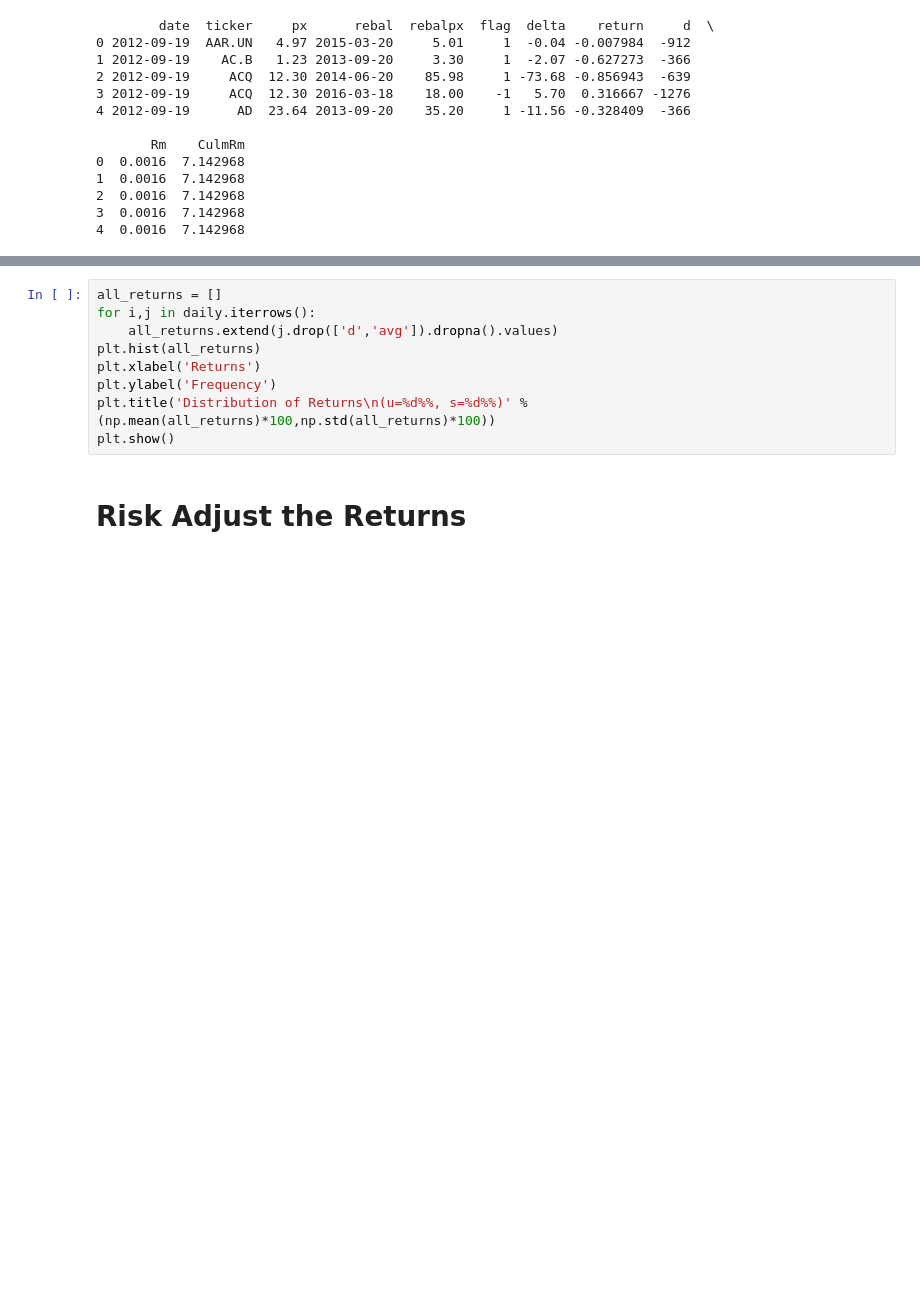
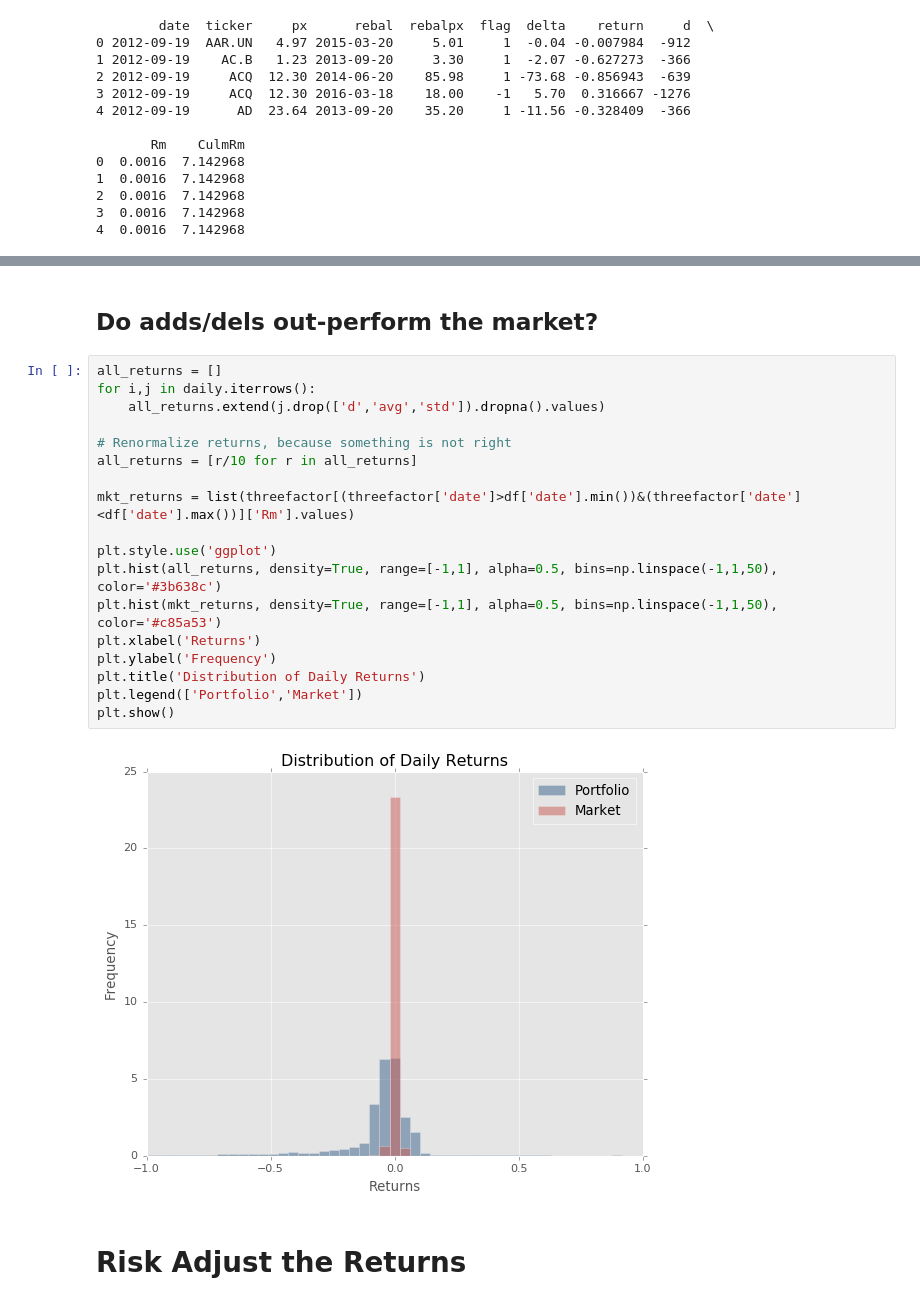
Before and after one commit to ebryce/Portfolio-Risk, a Jupyter notebook: thesis.ipynb, the cells around one changed output, grey strips where cells are left out. Drawn from its saved outputs; the diff is of its cells as text; blank space fills up the shorter version.

```diff
--- a/thesis.ipynb
+++ b/thesis.ipynb
@@ -228,12 +336,25 @@ ticker  d    AAR.UN      AC.B       ACB       ACQ        AD     AGF.B  \
-# %%
-all_returns = []
-for i,j in daily.iterrows():
-    all_returns.extend(j.drop(['d','avg']).dropna().values)
-plt.hist(all_returns)
-plt.xlabel('Returns')
-plt.ylabel('Frequency')
-plt.title('Distribution of Returns\n(u=%d%%, s=%d%%)' % (np.mean(all_returns)*100,np.std(all_returns)*100))
-plt.show()
+# %% [markdown]
+## Do adds/dels out-perform the market?
+# %%
+all_returns = []
+for i,j in daily.iterrows():
+    all_returns.extend(j.drop(['d','avg','std']).dropna().values)
+
+# Renormalize returns, because something is not right
+all_returns = [r/10 for r in all_returns]
+
+mkt_returns = list(threefactor[(threefactor['date']>df['date'].min())&(threefactor['date']<df['date'].max())]['Rm'].values)
+
+plt.style.use('ggplot')
+plt.hist(all_returns, density=True, range=[-1,1], alpha=0.5, bins=np.linspace(-1,1,50), color='#3b638c')
+plt.hist(mkt_returns, density=True, range=[-1,1], alpha=0.5, bins=np.linspace(-1,1,50), color='#c85a53')
+plt.xlabel('Returns')
+plt.ylabel('Frequency')
+plt.title('Distribution of Daily Returns')
+plt.legend(['Portfolio','Market'])
+plt.show()
+# %% [output]
+[figure, added]
 # %% [markdown]
 # Risk Adjust the Returns
 # %%
```
Also changed, not shown: parts of 22 cells of this notebook.
